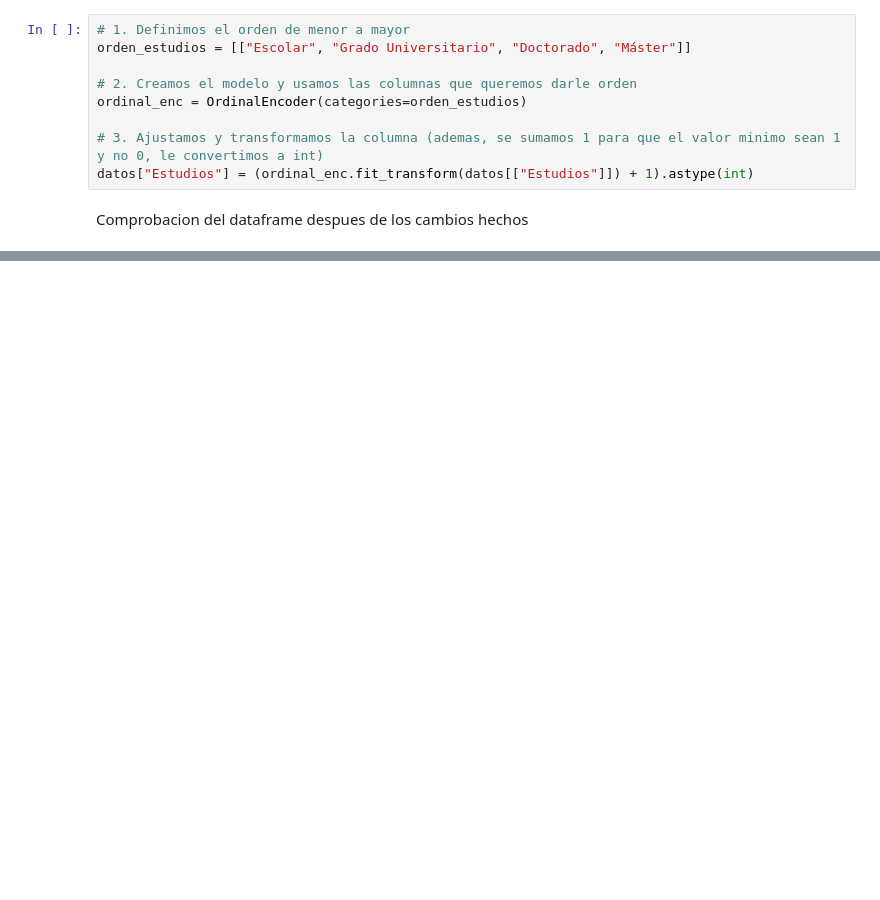
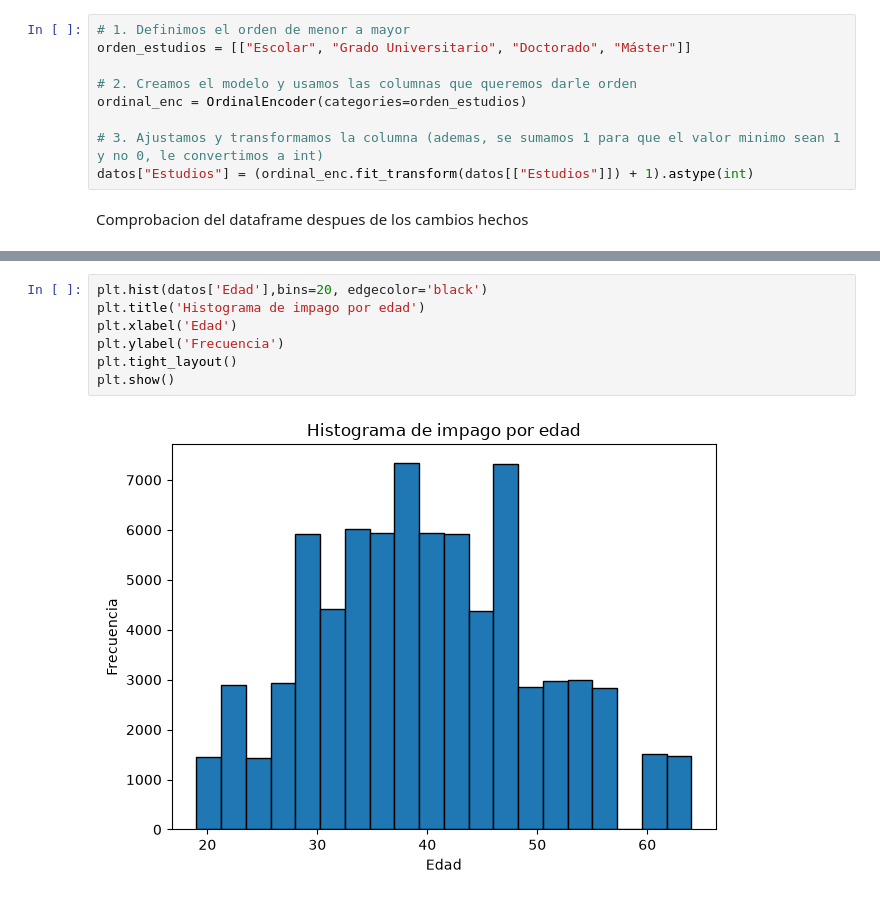
Before and after one commit to nereaaloria-ctrl/RETO-5-Verde-Claro, a Jupyter notebook: tratamiento de datos.ipynb, the cells around one changed output, grey strips where cells are left out. Saved outputs shown, nothing was run; the diff lists cells and outputs as text; blank space fills up the shorter version.

Commit message:
Histogramas analisis descriptivo

```diff
--- a/tratamiento de datos.ipynb
+++ b/tratamiento de datos.ipynb
@@ -99,0 +277,9 @@ datos.info()
+# %%
+plt.hist(datos['Edad'],bins=20, edgecolor='black')
+plt.title('Histograma de impago por edad')
+plt.xlabel('Edad')
+plt.ylabel('Frecuencia')
+plt.tight_layout()
+plt.show()
+# %% [output]
+[figure, added]
```
Also changed, not shown: parts of 31 cells of this notebook.
